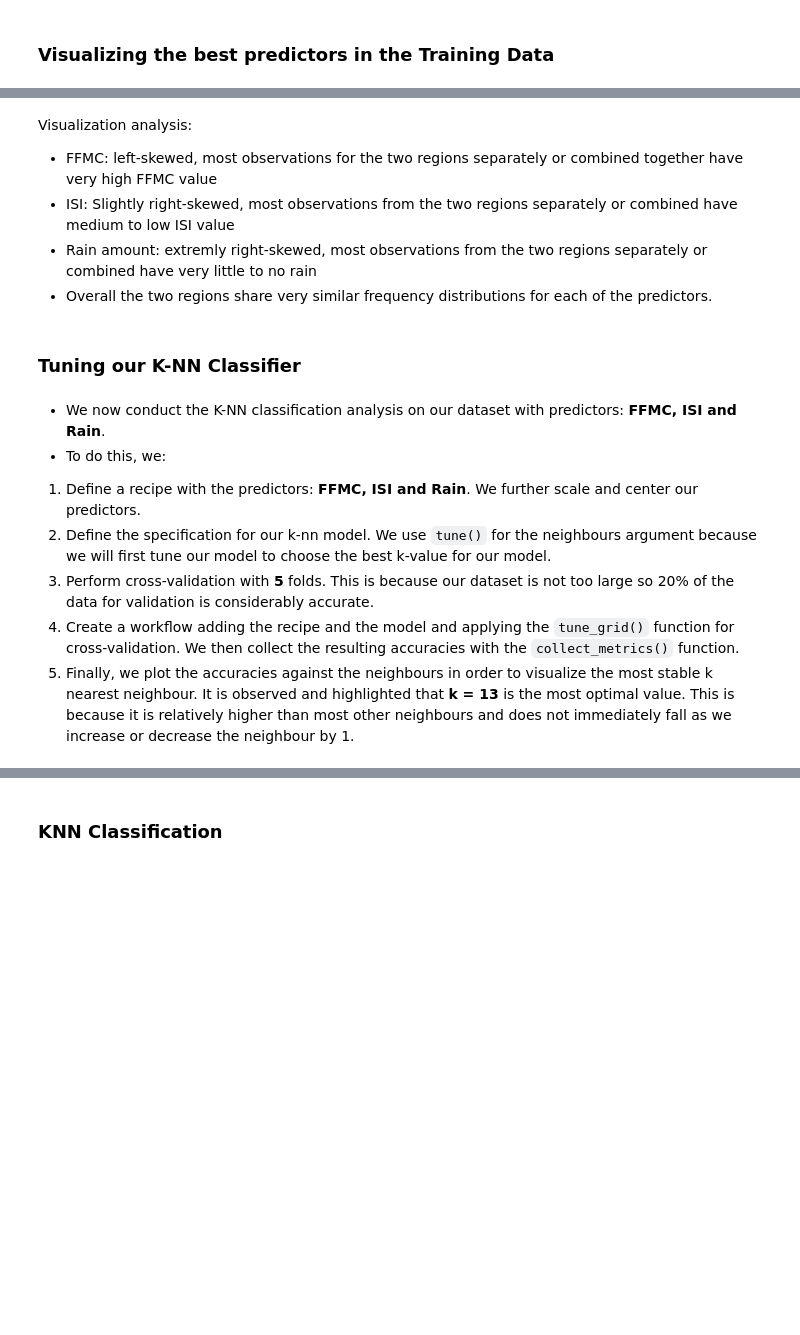
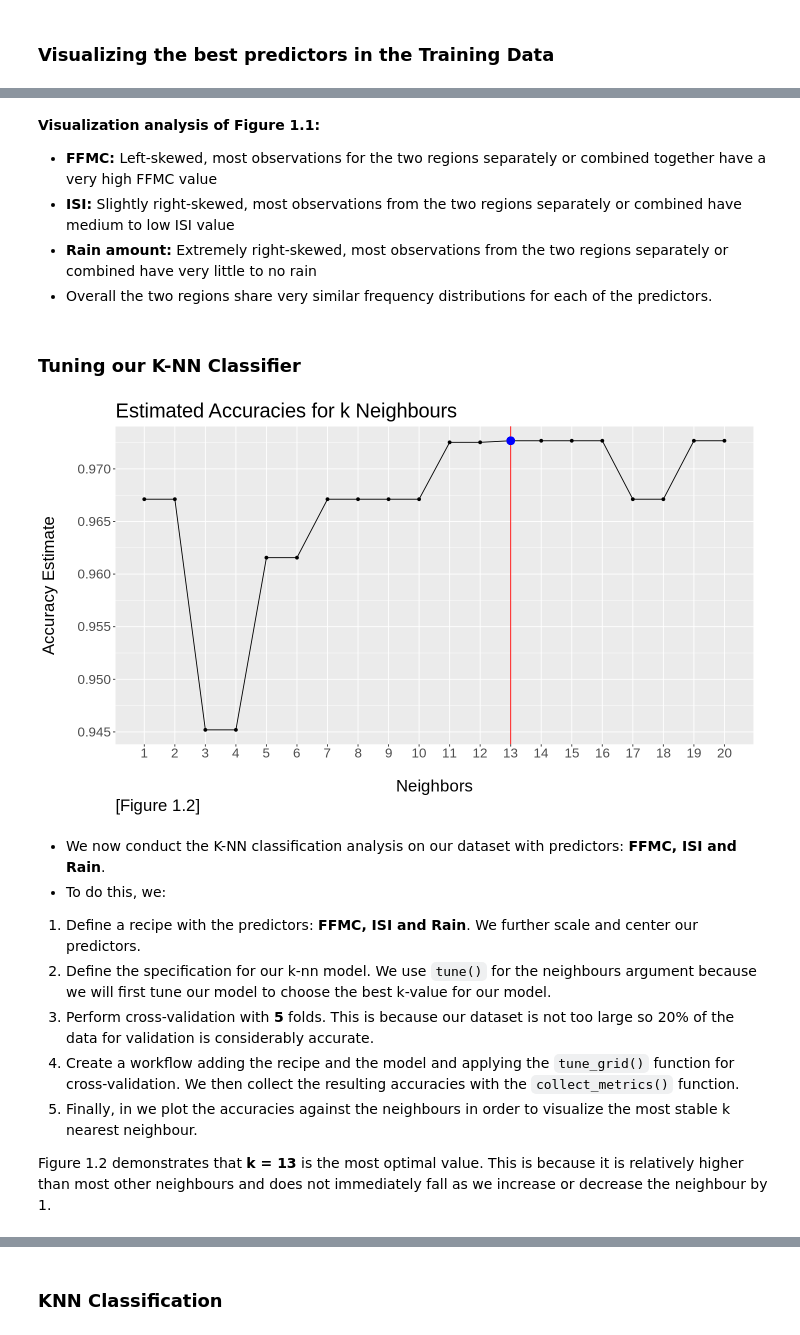
Before and after one commit to omertahi/DSCI100-Group26-Project, a Jupyter notebook: forest_fire_report.ipynb, the cells around one changed output, grey strips where cells are left out. Drawn from its saved outputs; the diff is of its cells as text; code cells hidden in the pictures; blank space fills up the shorter version.

```diff
--- a/forest_fire_report.ipynb
+++ b/forest_fire_report.ipynb
@@ -357,11 +362,55 @@ See help("Deprecated")”
 # %% [markdown]
-Visualization analysis:
-* FFMC: left-skewed, most observations for the two regions separately or combined together have very high FFMC value
-* ISI: Slightly right-skewed, most observations from the two regions separately or combined have medium to low ISI value
-* Rain amount: extremly right-skewed, most observations from the two regions separately or combined have very little to no rain
+__Visualization analysis of Figure 1.1:__
+* <strong>FFMC:</strong> Left-skewed, most observations for the two regions separately or combined together have a very high FFMC value
+* <strong>ISI:</strong> Slightly right-skewed, most observations from the two regions separately or combined have medium to low ISI value
+* <strong>Rain amount:</strong> Extremely right-skewed, most observations from the two regions separately or combined have very little to no rain
 * Overall the two regions share very similar frequency distributions for each of the predictors.
 # %% [markdown]
 ### Tuning our K-NN Classifier
+# %%
+set.seed(1)
+
+ff_recipe <- recipe(Classes ~ FFMC + ISI + Rain, data = ff_train) %>%
+    step_scale(all_predictors()) %>%
+    step_center(all_predictors())
+
+knn_spec <- nearest_neighbor(weight_func = "rectangular", neighbors = tune()) %>%
+    set_engine("kknn") %>%
+    set_mode("classification")
+
+ff_vfold <- vfold_cv(ff_train, v = 5, strata = Classes)
+gridvals <- tibble(neighbors = seq(1, 20))
+
+ff_results <- workflow() %>%
+    add_recipe(ff_recipe) %>%
+    add_model(knn_spec) %>%
+    tune_grid(resamples = ff_vfold, grid = gridvals) %>%
+    collect_metrics() %>%
+    filter(.metric == "accuracy")
+
+options(repr.plot.width = 12, repr.plot.height = 7)
+
+ky <- ff_results %>% filter(neighbors == 13) %>% select(mean) %>% pull()
+
+cross_val_plot <- ff_results %>%
+    ggplot(aes(x = neighbors, y = mean)) +
+    geom_point() +
+    geom_line() +
+    geom_vline(xintercept = 13, colour = "red") +
+    geom_point(aes(x=13, y= ky), size = 4, colour = "blue") +
+    labs(x = "\nNeighbors",
+         y = "Accuracy Estimate\n",
+         title = "Estimated Accuracies for k Neighbours",
+         caption = "[Figure 1.2]") +
+    scale_x_continuous(limits = c(1, 20), breaks = seq(1, 20), minor_breaks = seq(1, 20, 1)) +
+    theme(text = element_text(size = 20),
+          plot.caption = element_text(size = 20, hjust = 0))
+
+cross_val_plot
+
+# This visualization suggests that K=13 provides the highest and the most omptimal accuracy.
+# %% [output]
+[figure, added]
 # %% [markdown]
 * We now conduct the K-NN classification analysis on our dataset with predictors: __FFMC, ISI and Rain__.
 * To do this, we:
@@ -370,5 +419,7 @@ Visualization analysis:
     <li>Define the specification for our k-nn model. We use <code>tune()</code> for the neighbours argument because we will first tune our model to choose the best k-value for our model.</li>
     <li>Perform cross-validation with <strong>5</strong> folds. This is because our dataset is not too large so 20% of the data for validation is considerably accurate. </li>
     <li>Create a workflow adding the recipe and the model and applying the <code>tune_grid()</code> function for cross-validation. We then collect the resulting accuracies with the <code>collect_metrics()</code> function.</li>
-    <li>Finally, we plot the accuracies against the neighbours in order to visualize the most stable k nearest neighbour. It is observed and highlighted that <strong>k = 13</strong> is the most optimal value. This is because it is relatively higher than most other neighbours and does not immediately fall as we increase or decrease the neighbour by 1.</li>
+    <li>Finally, in we plot the accuracies against the neighbours in order to visualize the most stable k nearest neighbour.</li>
 </ol>
+
+Figure 1.2 demonstrates that <strong>k = 13</strong> is the most optimal value. This is because it is relatively higher than most other neighbours and does not immediately fall as we increase or decrease the neighbour by 1.
```
Also changed, not shown: parts of 36 cells of this notebook.
